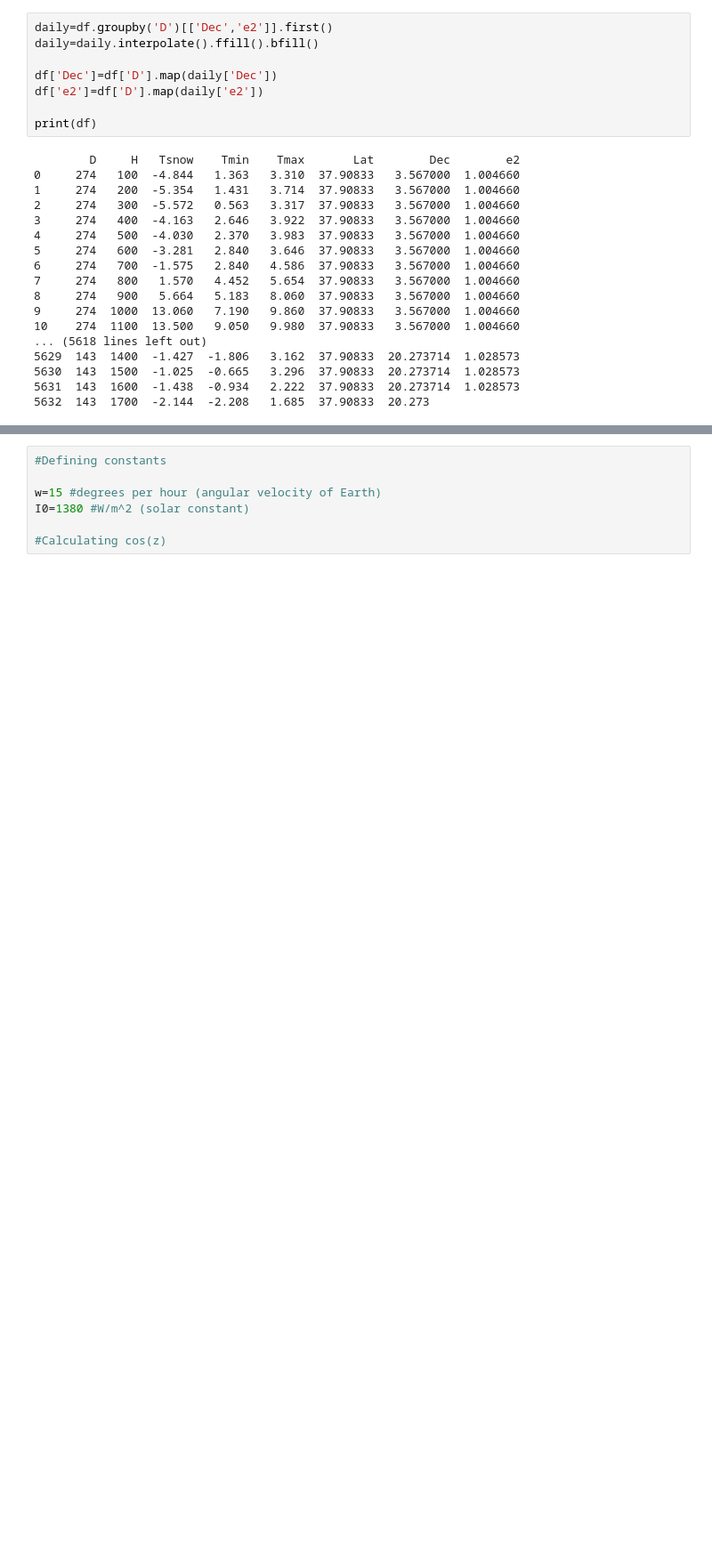
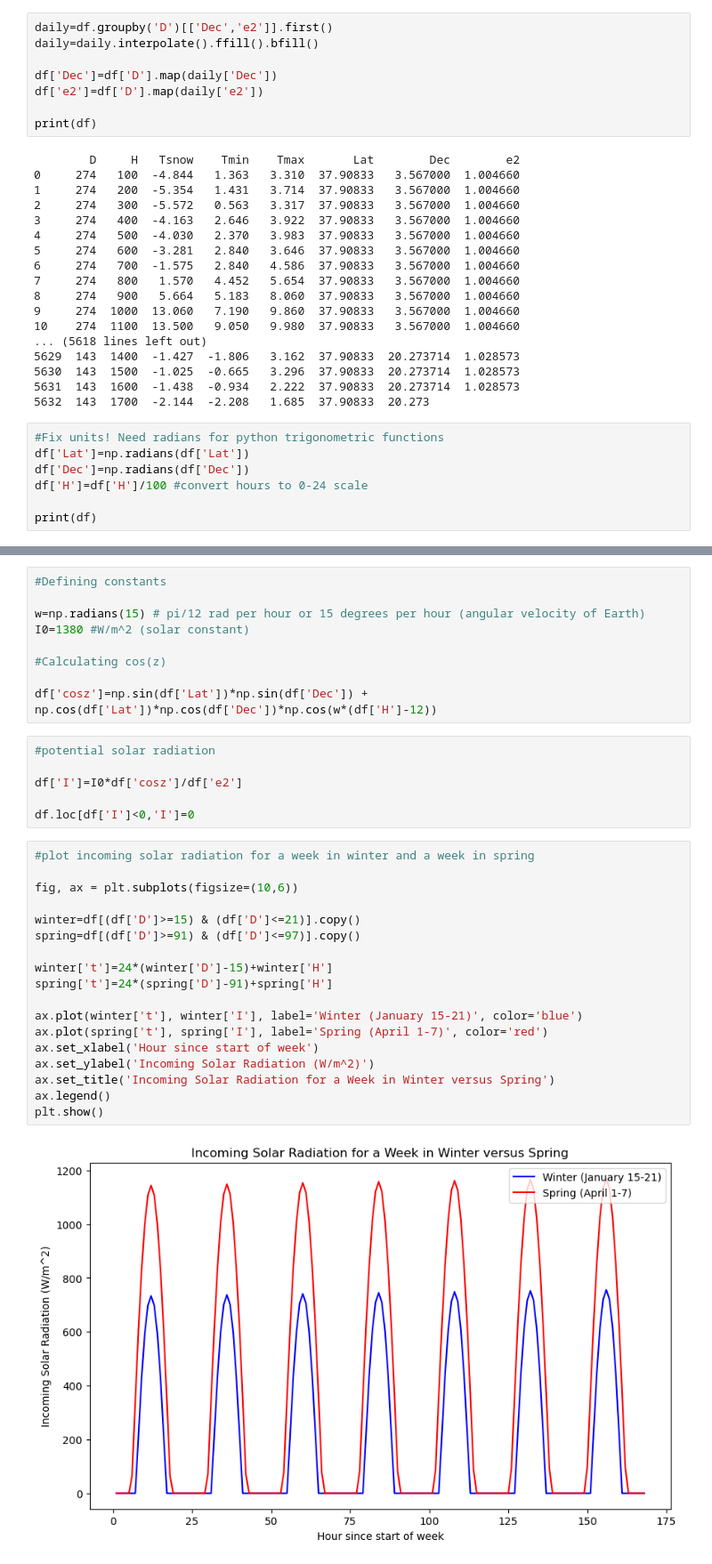
Before and after one commit to gretchenhough/Hough-S26, a Jupyter notebook: HW1/GEOS566 HW1 Solar Radiation.ipynb, the cells around one changed output, grey strips where cells are left out. Shown at 89% size. Drawn from its saved outputs; the diff is of its cells as text; blank space fills up the shorter version.

```diff
--- a/HW1/GEOS566 HW1 Solar Radiation.ipynb
+++ b/HW1/GEOS566 HW1 Solar Radiation.ipynb
@@ -54,3 +54,10 @@ print(df)
 5630  143  1500  -1.025  -0.665   3.296  37.90833  20.273714  1.028573
 5631  143  1600  -1.438  -0.934   2.222  37.90833  20.273714  1.028573
 5632  143  1700  -2.144  -2.208   1.685  37.90833  20.273
+# %%
+#Fix units! Need radians for python trigonometric functions
+df['Lat']=np.radians(df['Lat'])
+df['Dec']=np.radians(df['Dec'])
+df['H']=df['H']/100 #convert hours to 0-24 scale
+
+print(df)
@@ -57,7 +82,35 @@ print(df)
 # %%
 #Defining constants
 
-w=15 #degrees per hour (angular velocity of Earth)
+w=np.radians(15) # pi/12 rad per hour or 15 degrees per hour (angular velocity of Earth)
 I0=1380 #W/m^2 (solar constant)
 
 #Calculating cos(z)
+
+df['cosz']=np.sin(df['Lat'])*np.sin(df['Dec']) + np.cos(df['Lat'])*np.cos(df['Dec'])*np.cos(w*(df['H']-12))
+# %%
+#potential solar radiation
+
+df['I']=I0*df['cosz']/df['e2']
+
+df.loc[df['I']<0,'I']=0
+# %%
+#plot incoming solar radiation for a week in winter and a week in spring
+
+fig, ax = plt.subplots(figsize=(10,6))
+
+winter=df[(df['D']>=15) & (df['D']<=21)].copy()
+spring=df[(df['D']>=91) & (df['D']<=97)].copy()
+
+winter['t']=24*(winter['D']-15)+winter['H']
+spring['t']=24*(spring['D']-91)+spring['H']
+
+ax.plot(winter['t'], winter['I'], label='Winter (January 15-21)', color='blue')
+ax.plot(spring['t'], spring['I'], label='Spring (April 1-7)', color='red')
+ax.set_xlabel('Hour since start of week')
+ax.set_ylabel('Incoming Solar Radiation (W/m^2)')
+ax.set_title('Incoming Solar Radiation for a Week in Winter versus Spring')
+ax.legend()
+plt.show()
+# %% [output]
+[figure, added]
```
Also changed, not shown: parts of 4 cells of this notebook.
